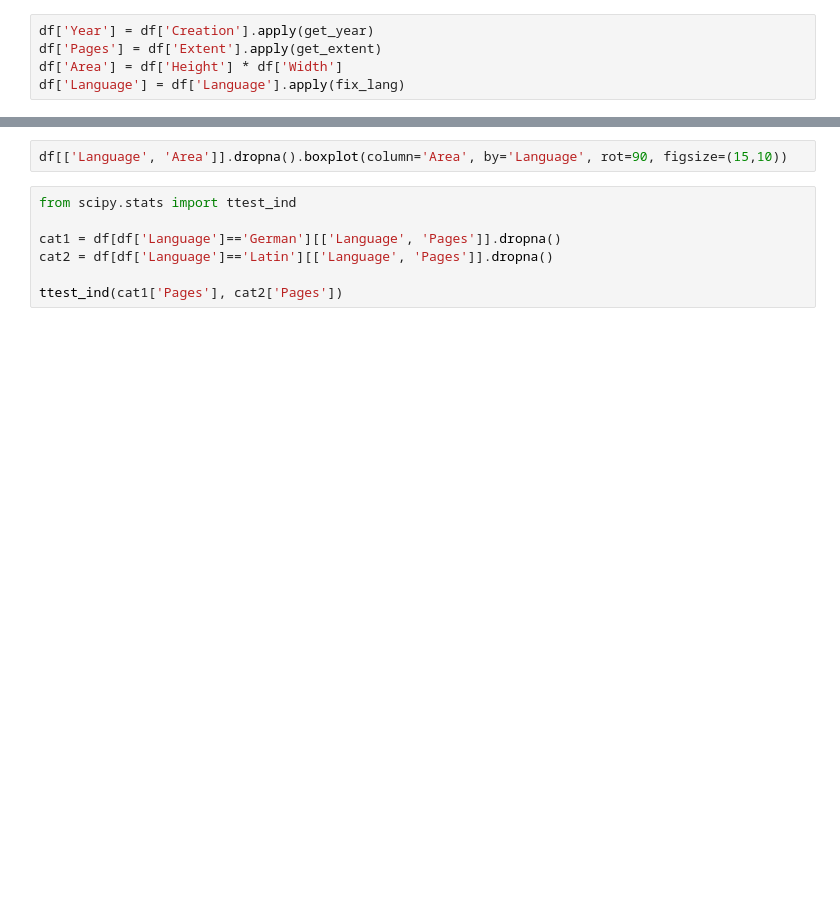
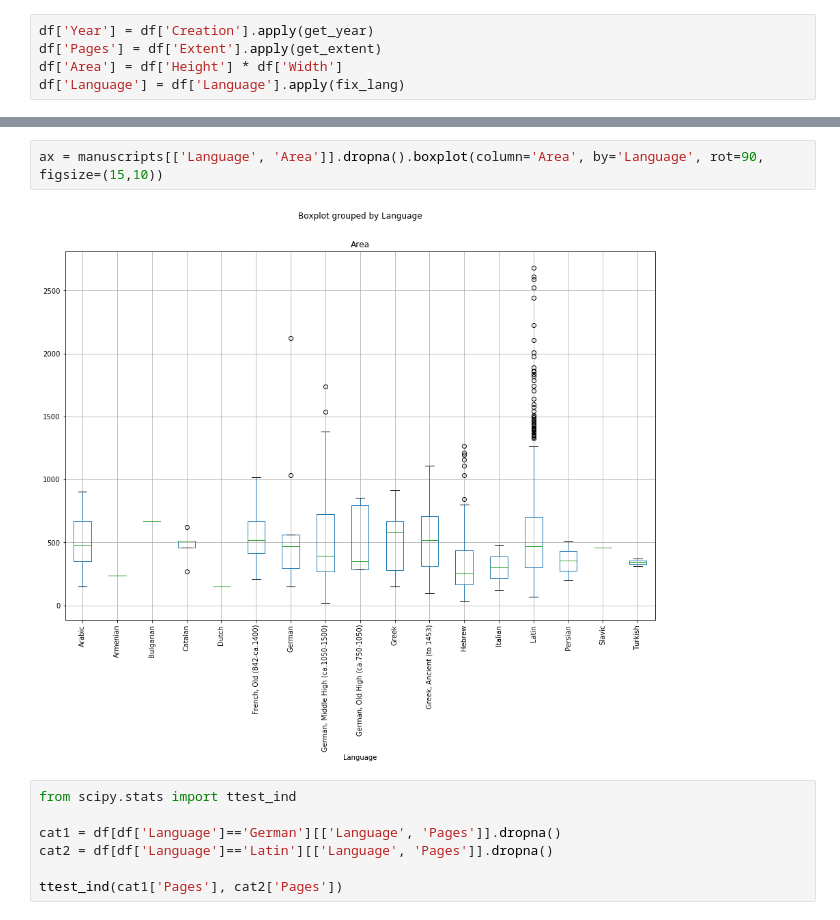
Before and after one commit to ds-modules/MEDST-250, a Jupyter notebook: 02 - Intro_to_Stats/Statistics.ipynb, the cells around one changed output, grey strips where cells are left out. Saved outputs shown, nothing was run; the diff lists cells and outputs as text; blank space fills up the shorter version.

```diff
--- a/02 - Intro_to_Stats/Statistics.ipynb
+++ b/02 - Intro_to_Stats/Statistics.ipynb
@@ -101,5 +182,7 @@ df[['Language', 'Width']].dropna().boxplot(column='Width', by='Language', rot=90
 # %%
-df[['Language', 'Area']].dropna().boxplot(column='Area', by='Language', rot=90, figsize=(15,10))
+ax = manuscripts[['Language', 'Area']].dropna().boxplot(column='Area', by='Language', rot=90, figsize=(15,10))
+# %% [output]
+[figure, added]
 # %%
 from scipy.stats import ttest_ind
 
```
Also changed, not shown: parts of 24 cells of this notebook.
